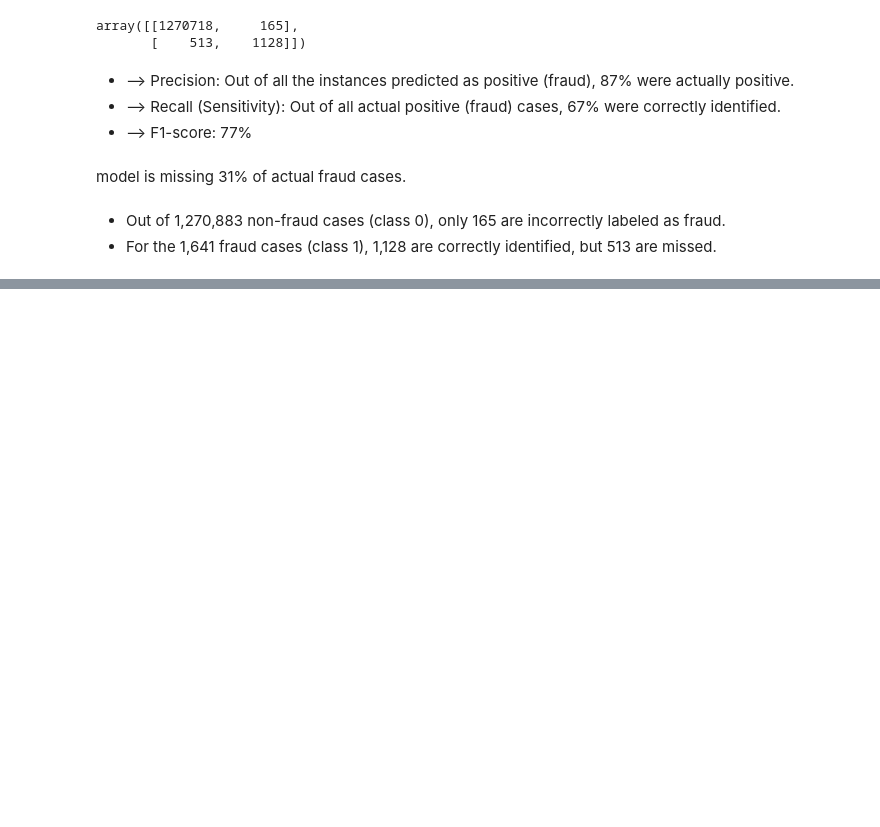
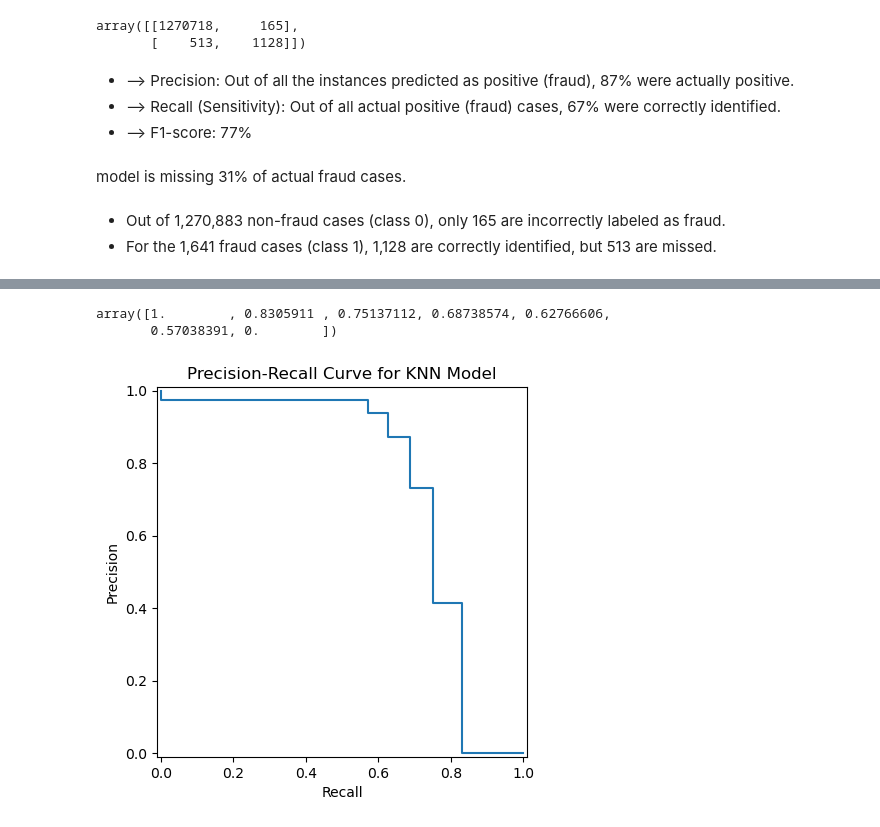
Before and after one commit to philippe2023/data-fraud-ml, a Jupyter notebook: notebook/clean-jpa.ipynb, the cells around one changed output, grey strips where cells are left out. Saved outputs shown, nothing was run; the diff lists cells and outputs as text; code cells hidden in the pictures; blank space fills up the shorter version.

```diff
--- a/notebook/clean-jpa.ipynb
+++ b/notebook/clean-jpa.ipynb
@@ -144,0 +176,16 @@ model is missing 31% of actual fraud cases.
+# %%
+# Compute precision-recall curve
+precision, recall, _ = precision_recall_curve(y_test, y_prob)
+precision
+recall
+# %% [output]
+array([1.        , 0.8305911 , 0.75137112, 0.68738574, 0.62766606,
+       0.57038391, 0.        ])
+# %%
+# Display precision-recall curve
+disp = PrecisionRecallDisplay(precision=precision, recall=recall)
+disp.plot()
+plt.title("Precision-Recall Curve for KNN Model")
+plt.show()
+# %% [output]
+[figure, added]
```
Also changed, not shown: parts of 18 cells of this notebook, 1 other file.
